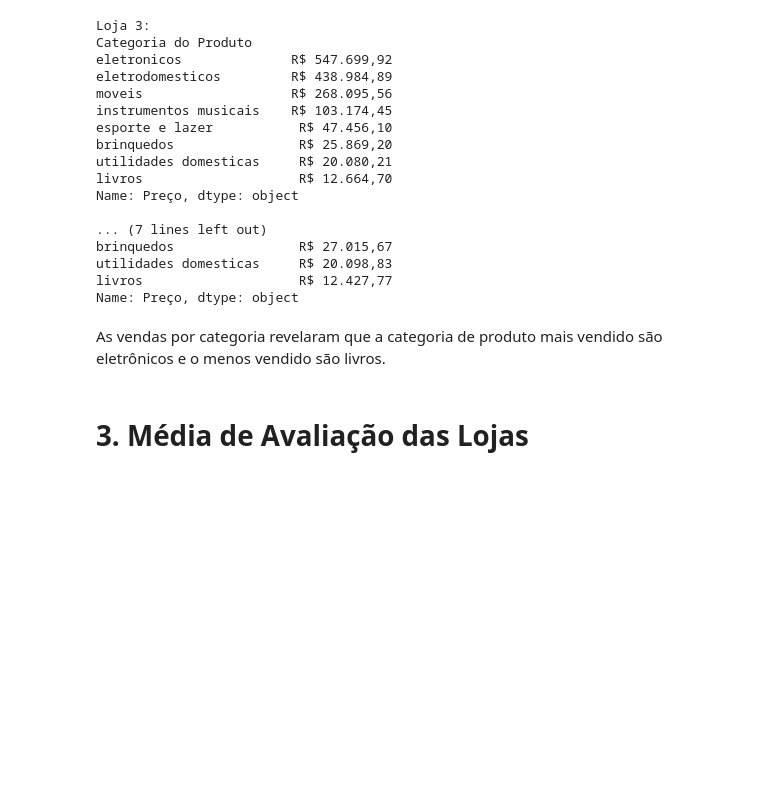
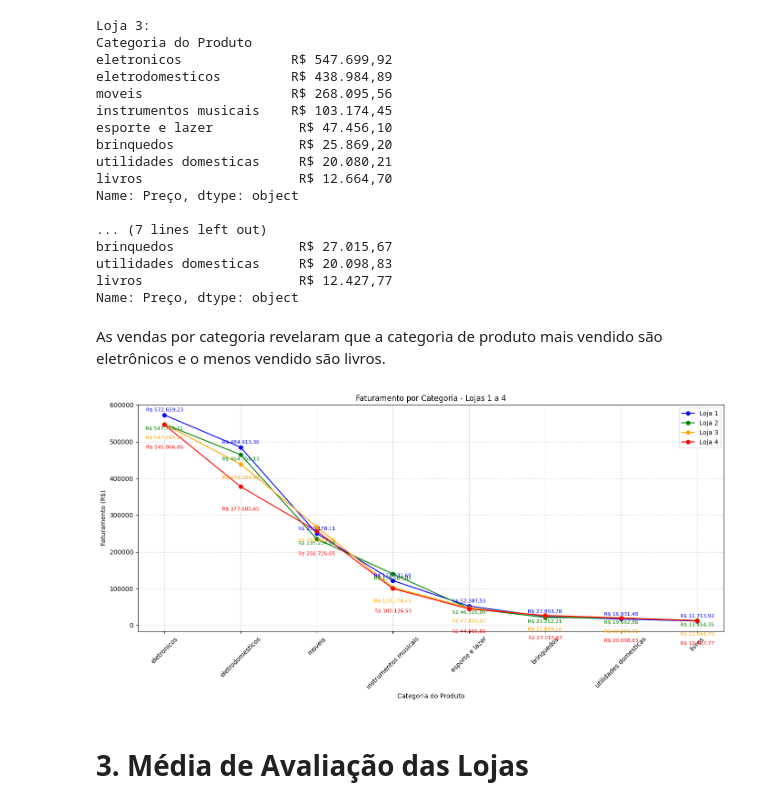
Before and after one commit to JoseSilva84/analisando-lojas, a Jupyter notebook: AluraStoreBr.ipynb, the cells around one changed output. Saved outputs shown, nothing was run; the diff lists cells and outputs as text; code cells hidden in the pictures; blank space fills up the shorter version.

```diff
--- a/AluraStoreBr.ipynb
+++ b/AluraStoreBr.ipynb
@@ -140,6 +165,49 @@ livros                    R$ 12.427,77
 Name: Preço, dtype: object
 # %% [markdown]
 As vendas por categoria revelaram que a categoria de produto mais vendido são eletrônicos e o menos vendido são livros.
+# %%
+import matplotlib.pyplot as plt
+
+# Categorias
+categorias = [
+    "eletronicos", "eletrodomesticos", "moveis", "instrumentos musicais",
+    "esporte e lazer", "brinquedos", "utilidades domesticas", "livros"
+]
+
+# Faturamento por loja
+valores_loja1 = [572659.23, 484913.36, 250178.11, 121731.69, 52387.55, 23993.78, 16931.48, 11713.92]
+valores_loja2 = [547773.71, 464758.13, 235234.68, 139987.03, 46326.09, 21262.21, 19662.86, 13454.35]
+valores_loja3 = [547699.92, 438984.89, 268095.56, 103174.45, 47456.10, 25869.20, 20080.21, 12664.70]
+valores_loja4 = [545966.86, 377680.65, 256705.65, 100136.50, 44465.65, 27015.67, 20098.83, 12427.77]
+
+# Cores para cada loja
+cores = ['blue', 'green', 'orange', 'red']
+
+# Criar gráfico
+plt.figure(figsize=(14, 7))
+plt.plot(categorias, valores_loja1, marker='o', label='Loja 1', color=cores[0])
+plt.plot(categorias, valores_loja2, marker='o', label='Loja 2', color=cores[1])
+plt.plot(categorias, valores_loja3, marker='o', label='Loja 3', color=cores[2])
+plt.plot(categorias, valores_loja4, marker='o', label='Loja 4', color=cores[3])
+
+# Adiciona valores nos pontos das linhas
+lojas_valores = [valores_loja1, valores_loja2, valores_loja3, valores_loja4]
+for loja_idx, valores in enumerate(lojas_valores):
+    for i, valor in enumerate(valores):
+        plt.text(i, valor + 10000 - (loja_idx * 25000), f"R$ {valor:,.2f}".replace(",", "X").replace(".", ",").replace("X", "."),
+                 ha='center', fontsize=8, color=cores[loja_idx])
+
+# Título e eixos
+plt.title('Faturamento por Categoria - Lojas 1 a 4')
+plt.xlabel('Categoria do Produto')
+plt.ylabel('Faturamento (R$)')
+plt.xticks(rotation=45)
+plt.legend()
+plt.grid(True, linestyle='--', alpha=0.5)
+plt.tight_layout()
+plt.show()
+# %% [output]
+[figure, added]
 # %% [markdown]
 # 3. Média de Avaliação das Lojas
 # %%
```
Also changed, not shown: parts of 4 cells of this notebook.
